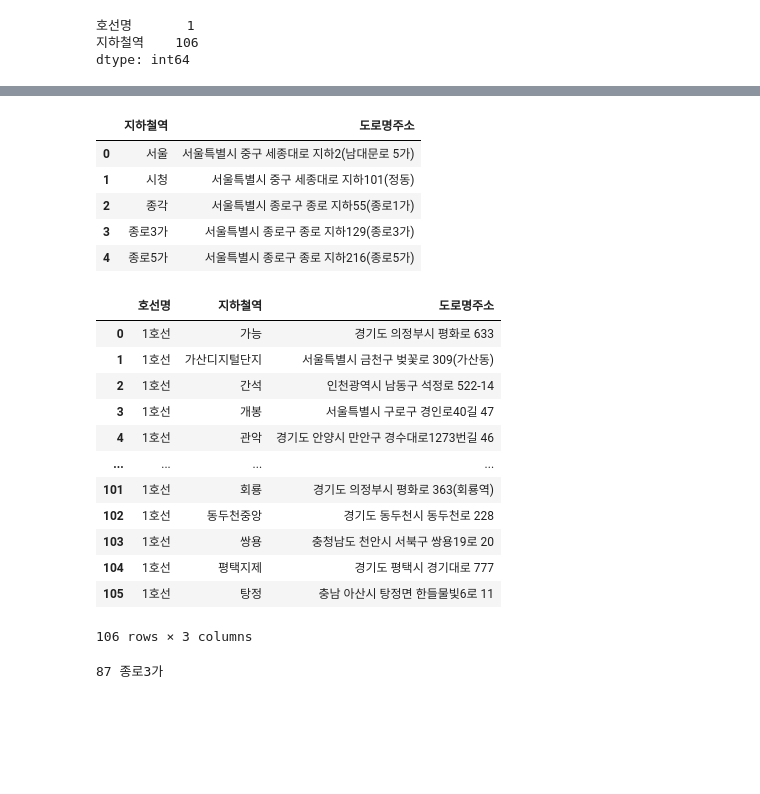
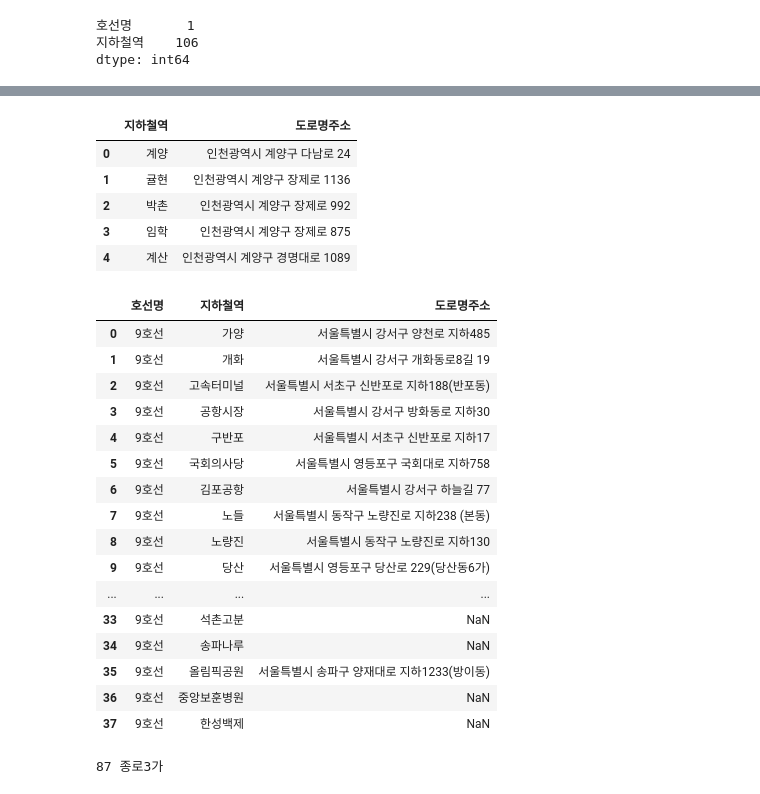
Before and after one commit to Mayhem-XD/Project_p1, a Jupyter notebook: test_code_folder/test_3.ipynb, the cells around one changed output, grey strips where cells are left out. Cells and saved outputs as stored; diff of their text form; code cells hidden in the pictures; blank space fills up the shorter version.

```diff
--- a/test_code_folder/test_3.ipynb
+++ b/test_code_folder/test_3.ipynb
@@ -57,7 +57,7 @@ from urllib.parse import quote
 # map
 # %%
 df = pd.read_csv('../data/main/lines/merged_lines.csv')
-df = df[df.호선명 == '7호선'].reset_index(drop=True)
+df = df[df.호선명 == '9호선'].reset_index(drop=True)
 df.head()
 # %% [output]
 |  | 사용월 | 호선명 | 지하철역 | 출근시간 승차인원 | 출근시간 하차인원 | 09-16시 승차인원 | 09-16시 하차인원 | 퇴근시간 승차인원 | 퇴근시간 하차인원 | ... |
@@ -189,36 +207,40 @@ df.head()
 | 4 | 201501 | 1호선 | 관악 | 83780 | 22169 | 100507 | 83845 | 40644 | 65829 | ... |
 # %%
 # 여기서 부터
-df_st = pd.read_csv('data/st_addr_20230529.csv')
+df_st = pd.read_csv('../local_info.csv')
 df_a = df[['호선명','지하철역']].copy()
 df_a.drop_duplicates(subset=['지하철역'],keep='first',inplace=True)
 df_a.reset_index(drop=True,inplace=True)
 df_st.rename(columns={'역명':'지하철역'},inplace=True)
 df_st.head()
 # %% [output]
 |  | 지하철역 | 도로명주소 |
-| 0 | 서울 | 서울특별시 중구 세종대로 지하2(남대문로 5가) |
-| 1 | 시청 | 서울특별시 중구 세종대로 지하101(정동) |
-| 2 | 종각 | 서울특별시 종로구 종로 지하55(종로1가) |
-| 3 | 종로3가 | 서울특별시 종로구 종로 지하129(종로3가) |
-| 4 | 종로5가 | 서울특별시 종로구 종로 지하216(종로5가) |
+| 0 | 계양 | 인천광역시 계양구 다남로 24 |
+| 1 | 귤현 | 인천광역시 계양구 장제로 1136 |
+| 2 | 박촌 | 인천광역시 계양구 장제로 992 |
+| 3 | 임학 | 인천광역시 계양구 장제로 875 |
+| 4 | 계산 | 인천광역시 계양구 경명대로 1089 |
 # %%
 res = pd.merge(df_a,df_st,on='지하철역',how='left')
 res
 # %% [output]
 |  | 호선명 | 지하철역 | 도로명주소 |
-| 0 | 1호선 | 가능 | 경기도 의정부시 평화로 633 |
-| 1 | 1호선 | 가산디지털단지 | 서울특별시 금천구 벚꽃로 309(가산동) |
-| 2 | 1호선 | 간석 | 인천광역시 남동구 석정로 522-14 |
-| 3 | 1호선 | 개봉 | 서울특별시 구로구 경인로40길 47 |
-| 4 | 1호선 | 관악 | 경기도 안양시 만안구 경수대로1273번길 46 |
+| 0 | 9호선 | 가양 | 서울특별시 강서구 양천로 지하485 |
+| 1 | 9호선 | 개화 | 서울특별시 강서구 개화동로8길 19 |
+| 2 | 9호선 | 고속터미널 | 서울특별시 서초구 신반포로 지하188(반포동) |
+| 3 | 9호선 | 공항시장 | 서울특별시 강서구 방화동로 지하30 |
+| 4 | 9호선 | 구반포 | 서울특별시 서초구 신반포로 지하17 |
+| 5 | 9호선 | 국회의사당 | 서울특별시 영등포구 국회대로 지하758 |
+| 6 | 9호선 | 김포공항 | 서울특별시 강서구 하늘길 77 |
+| 7 | 9호선 | 노들 | 서울특별시 동작구 노량진로 지하238 (본동) |
+| 8 | 9호선 | 노량진 | 서울특별시 동작구 노량진로 지하130 |
+| 9 | 9호선 | 당산 | 서울특별시 영등포구 당산로 229(당산동6가) |
 | ... | ... | ... | ... |
-| 101 | 1호선 | 회룡 | 경기도 의정부시 평화로 363(회룡역) |
-| 102 | 1호선 | 동두천중앙 | 경기도 동두천시 동두천로 228 |
-| 103 | 1호선 | 쌍용 | 충청남도 천안시 서북구 쌍용19로 20 |
-| 104 | 1호선 | 평택지제 | 경기도 평택시 경기대로 777 |
-| 105 | 1호선 | 탕정 | 충남 아산시 탕정면 한들물빛6로 11 |
+| 33 | 9호선 | 석촌고분 | NaN |
+| 34 | 9호선 | 송파나루 | NaN |
+| 35 | 9호선 | 올림픽공원 | 서울특별시 송파구 양재대로 지하1233(방이동) |
+| 36 | 9호선 | 중앙보훈병원 | NaN |
+| 37 | 9호선 | 한성백제 | NaN |
-106 rows × 3 columns
 # %%
 res.to_csv('merge_test.csv',index=False)
 # %%
```
Also changed, not shown: parts of 4 cells of this notebook, 4 other files.
